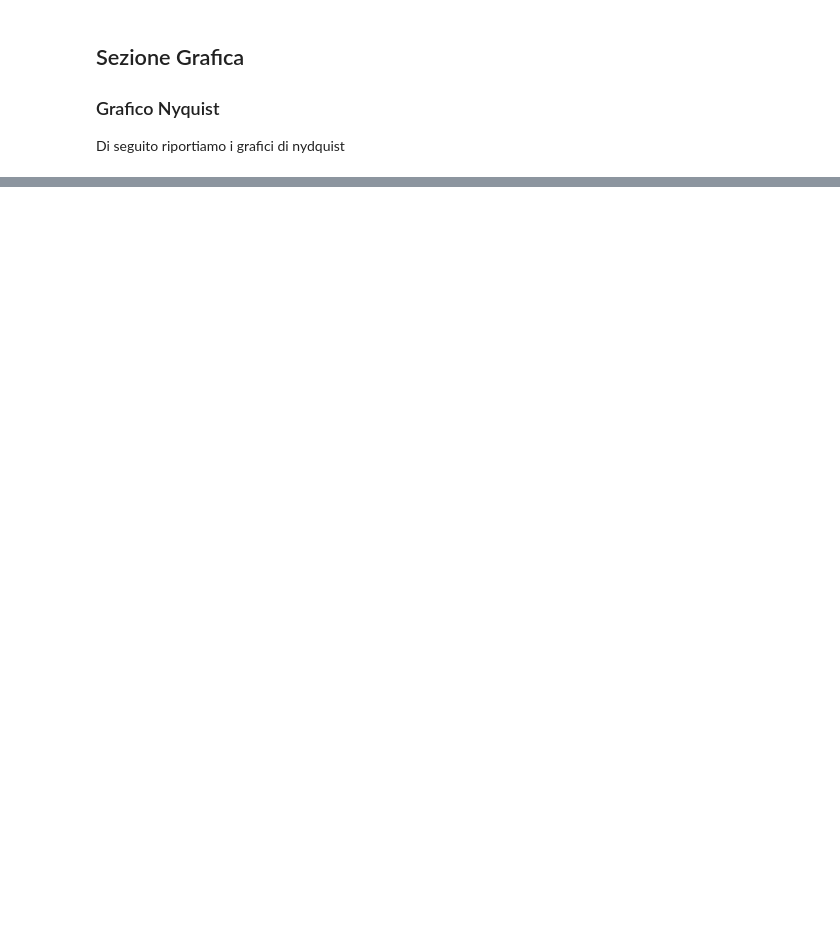
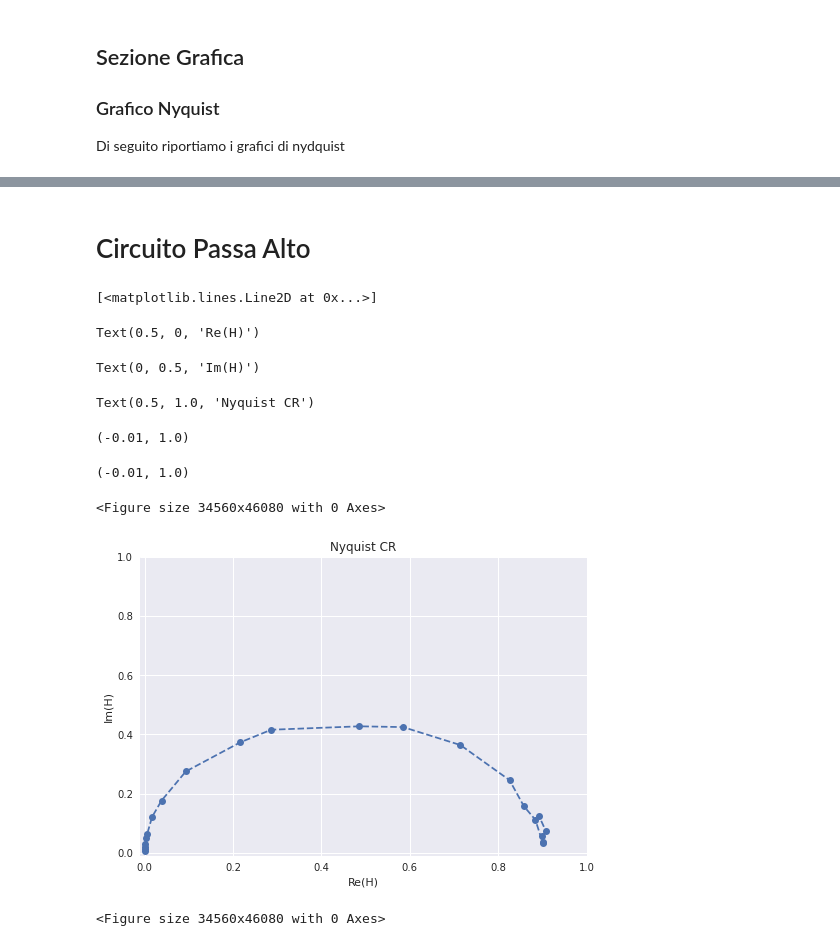
Before and after one commit to RandDouble/LabOEFM, a Jupyter notebook: Elettronica/lab3.ipynb, the cells around one changed output, grey strips where cells are left out. Saved outputs shown, nothing was run; the diff lists cells and outputs as text; code cells hidden in the pictures; blank space fills up the shorter version.

```diff
--- a/Elettronica/lab3.ipynb
+++ b/Elettronica/lab3.ipynb
@@ -44,0 +106,32 @@ plt.plot(mod*np.cos(phi), mod*np.sin(phi))
+# %% [markdown]
+# Circuito Passa Alto
+# %%
+data_ = pd.read_csv("day3CR.csv")
+Vin_ = data_["Vin"].values
+Vout_ = data_["Vout"].values
+dt_ = data_["dt"].values
+freq_ = data_["freq"].values
+# data_.head()
+
+# Elementi da usare per grafico di Nyquist
+phi_ = dt_*freq_*2.*np.pi
+mod_ = Vout_/Vin_
+
+plt.plot(mod_*np.cos(phi_), mod_*np.sin(phi_), 'o--')
+
+# Rendiamo il Grafico un Filo Carino
+plt.xlabel("Re(H)")
+plt.ylabel("Im(H)")
+plt.title("Nyquist CR")
+plt.xlim(-.01,1)
+plt.ylim(-.01, 1)
+# %% [output]
+[<matplotlib.lines.Line2D at 0x...>]
+Text(0.5, 0, 'Re(H)')
+Text(0, 0.5, 'Im(H)')
+Text(0.5, 1.0, 'Nyquist CR')
+(-0.01, 1.0)
+(-0.01, 1.0)
+<Figure size 34560x46080 with 0 Axes>
+[figure, added]
+<Figure size 34560x46080 with 0 Axes>
```
Also changed, not shown: parts of 8 cells of this notebook, 3 other files.
